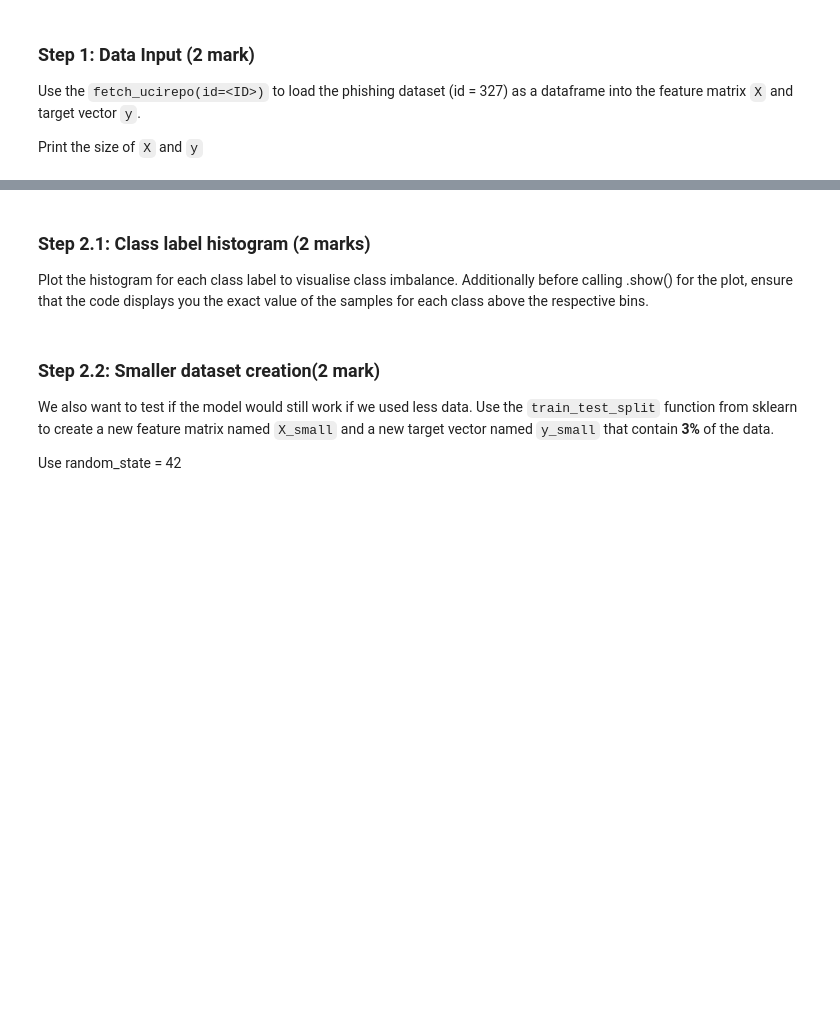
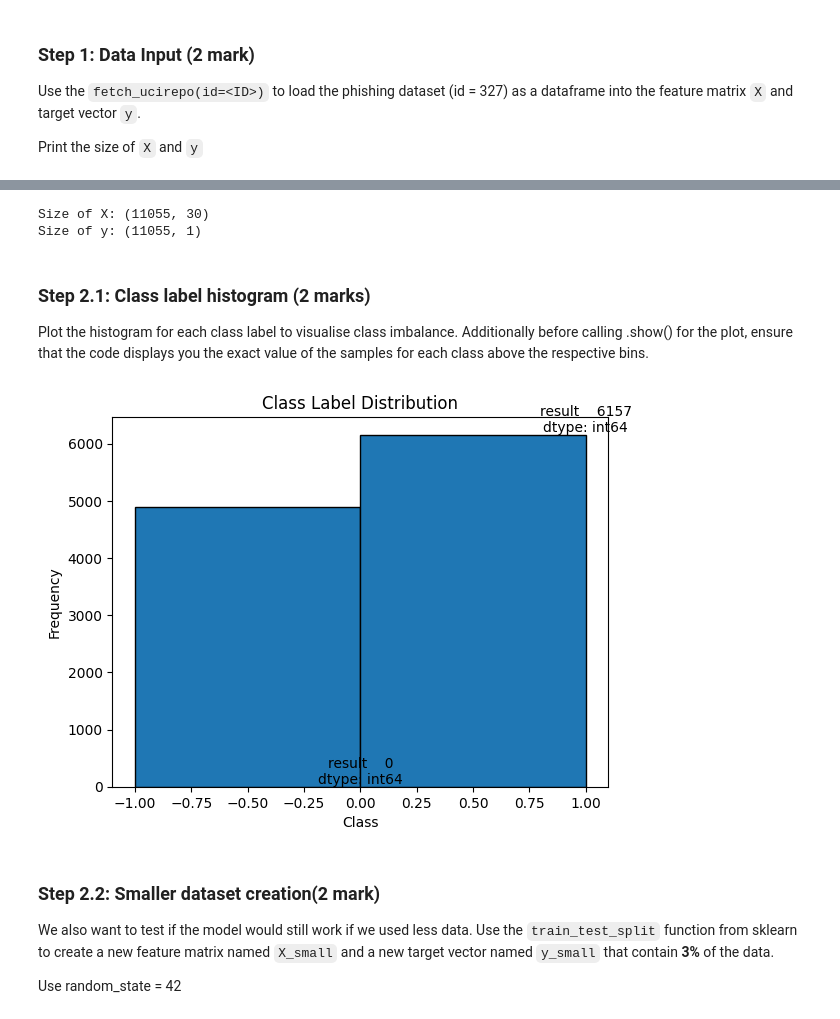
Before and after one commit to ObehiEdeoghon/engg680_2024_fall, a Jupyter notebook: Lab_Assignment3/Assignment3.ipynb, the cells around one changed output, grey strips where cells are left out. Drawn from its saved outputs; the diff is of its cells as text; code cells hidden in the pictures; blank space fills up the shorter version.

```diff
--- a/Lab_Assignment3/Assignment3.ipynb
+++ b/Lab_Assignment3/Assignment3.ipynb
@@ -416,19 +425,31 @@ from ucimlrepo import fetch_ucirepo
 phishing_websites = fetch_ucirepo(id=327)
 
 # TO DO: data (as pandas dataframes) (1 mark)
-
+X = phishing_websites.data.features
+y = phishing_websites.data.targets
 # TO DO: display sizes of X and y (1 mark)
+print("Size of X:", X.shape)
+print("Size of y:", y.shape)
+# %% [output]
+Size of X: (11055, 30)
+Size of y: (11055, 1)
 # %% [markdown]
 ### Step 2.1: Class label histogram (2 marks)
 
 Plot the histogram for each class label to visualise class imbalance. Additionally before calling .show() for the plot, ensure that the code displays you the exact value of the samples for each class above the respective bins.
 # %%
 # TO DO: Check the class distribution of y (2 mark)
-
+plt.hist(y, bins=2, edgecolor='black', align='mid')
+plt.title('Class Label Distribution')
+plt.xlabel('Class')
+plt.ylabel('Frequency')
 
 # Display exact values for each bin in the histogram
-
+for i in range(2):
+    plt.text(i, np.sum(y == i), str(np.sum(y == i)), ha='center', va='bottom')
 plt.show()
+# %% [output]
+[figure, added]
 # %% [markdown]
 ### Step 2.2: Smaller dataset creation(2 mark)
 
```
Also changed, not shown: parts of 8 cells of this notebook.
